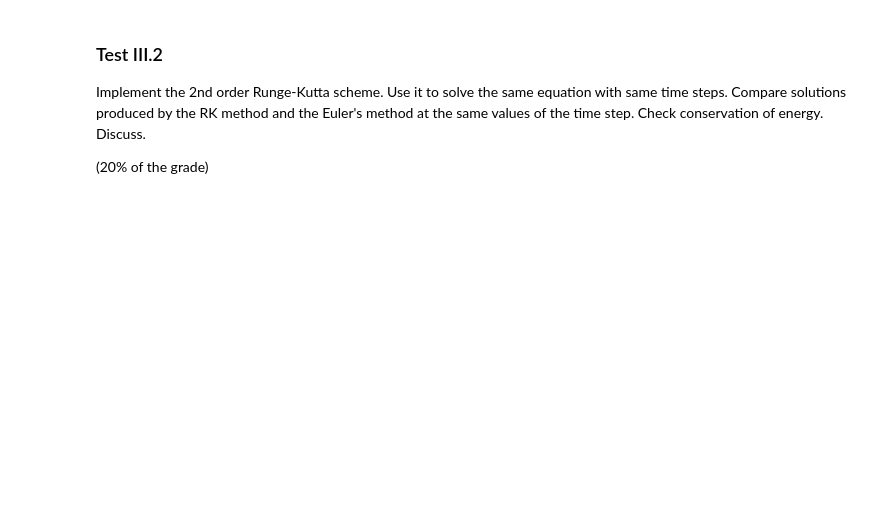
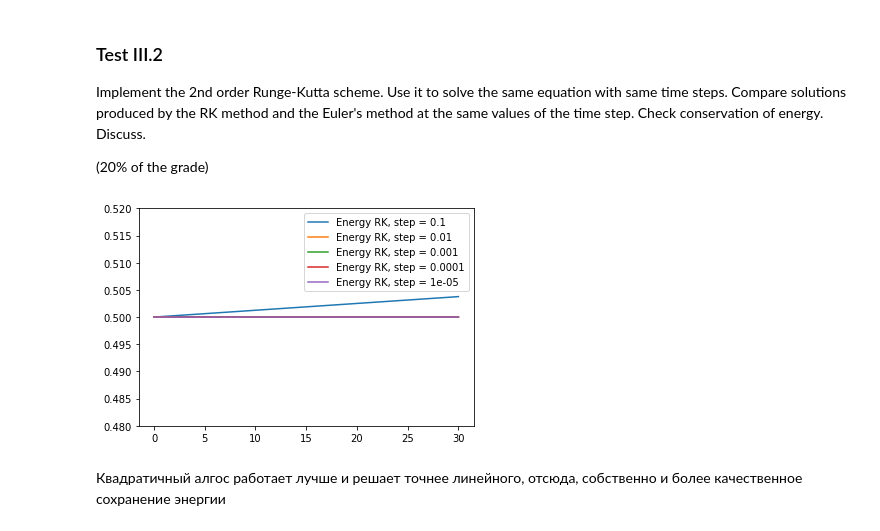
Before and after one commit to arpolkin/CP2020, a Jupyter notebook: week_7_IVP_ODE.ipynb, the cells around one changed output. Drawn from its saved outputs; the diff is of its cells as text; code cells hidden in the pictures; blank space fills up the shorter version.

```diff
--- a/week_7_IVP_ODE.ipynb
+++ b/week_7_IVP_ODE.ipynb
@@ -259,0 +263,26 @@ Implement the 2nd order Runge-Kutta scheme. Use it to solve the same equation wi
+# %%
+# ... ENTER YOUR CODE HERE ...
+def RK_sch(A, u0, T, dt):
+    num_steps = int(T/dt)
+    tt = np.arange(num_steps+1)*dt
+    y = np.empty([num_steps+1,2])
+    y[0,:] = u0
+    for k in range(num_steps):
+        pred_step = y[k, :] + dt*A@y[k,:]/2
+        y[k+1,:] = y[k, :] + dt*A@pred_step
+    return tt, y
+
+
+for i in range(5):
+    step=10**(-i-1)
+    t_osc_rk, y_osc_rk = RK_sch(oscill_mat(omega), np.array([0.,1.]) , 30., step)
+    en_rk = y_osc_rk[:,1]**2/2+omega**2*y_osc_rk[:,0]**2/2
+    plt.plot(t_osc_rk,en_rk, label = "Energy RK, step = {}".format(step))
+
+plt.ylim((0.48,0.52))
+plt.legend(loc="best")
+plt.show()
+# %% [output]
+[figure, added]
+# %% [markdown]
+Квадратичный алгос работает лучше и решает точнее линейного, отсюда, собственно и более качественное сохранение энергии
```
Also changed, not shown: parts of 4 cells of this notebook.
